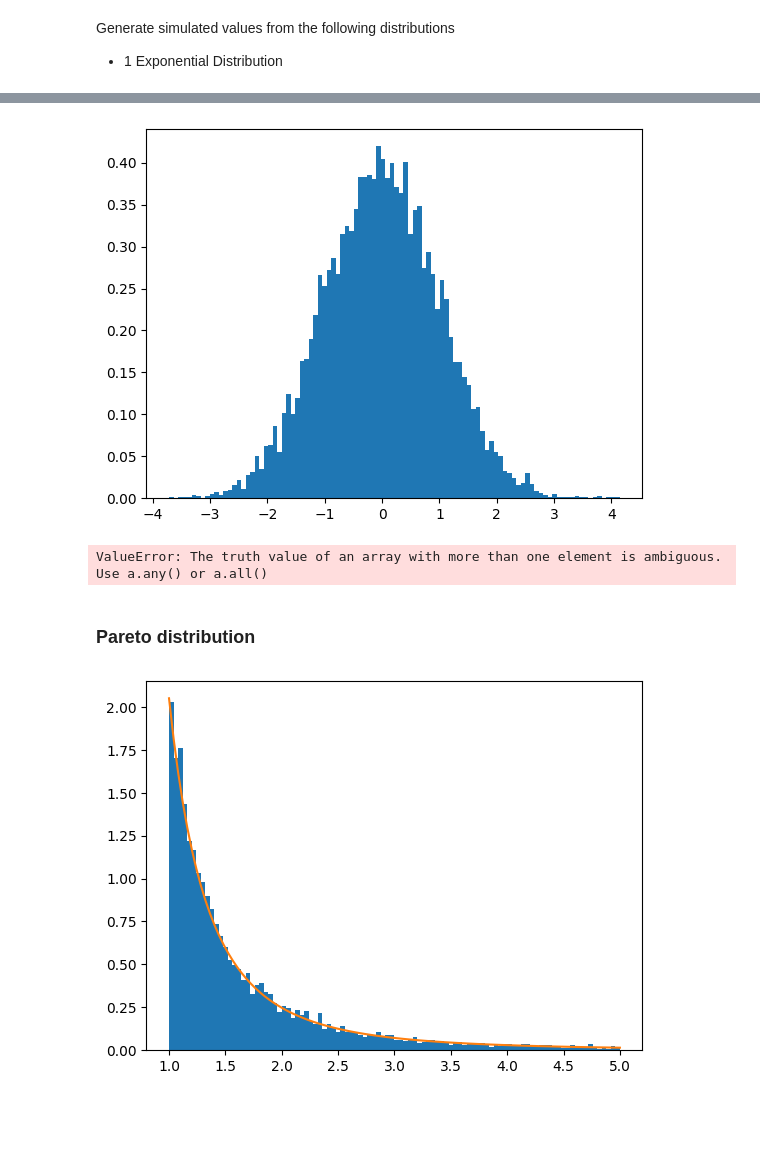
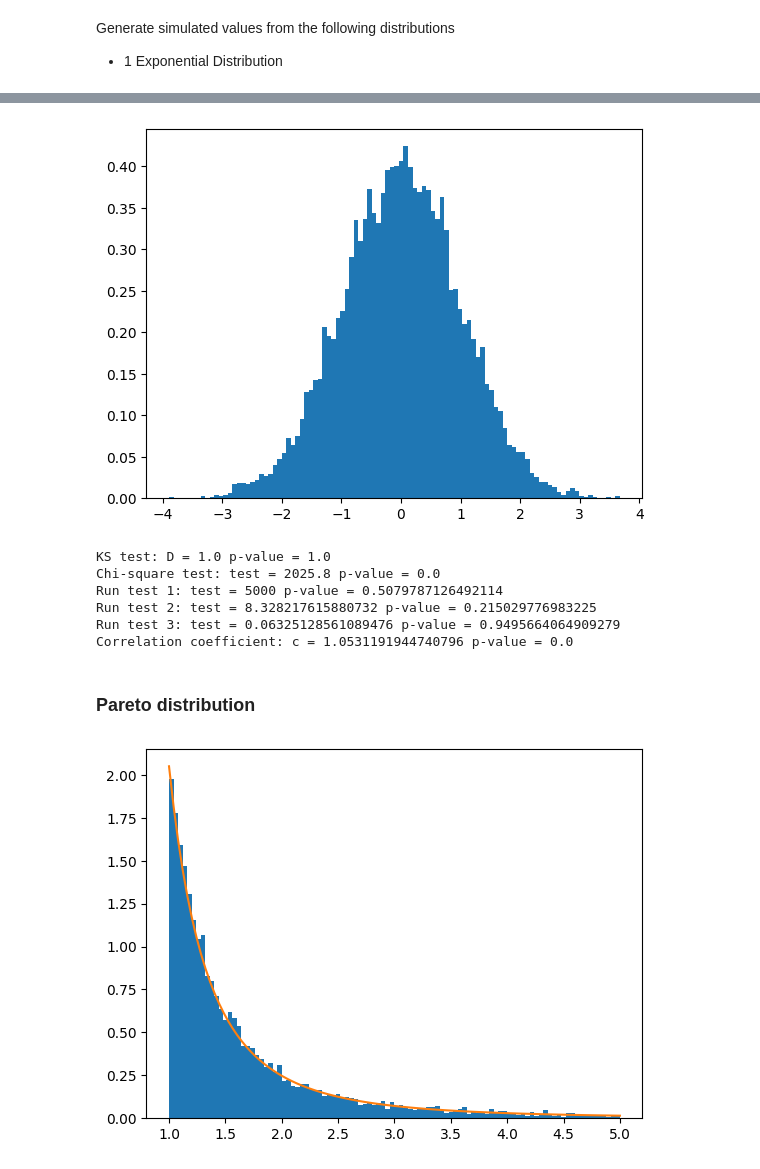
Before and after one commit to MarcusGalea/Stochastic_sim_02443, a Jupyter notebook: day_2_2.ipynb, the cells around one changed output, grey strips where cells are left out. Saved outputs shown, nothing was run; the diff lists cells and outputs as text; code cells hidden in the pictures; blank space fills up the shorter version.

```diff
--- a/day_2_2.ipynb
+++ b/day_2_2.ipynb
@@ -36,18 +36,23 @@ def stand_norm_dist_samp(N):
         i+= 1
     return X
 # %%
-X = stand_norm_dist_samp(N)
+X_normal = stand_norm_dist_samp(N)
 #plot histogram
 import matplotlib.pyplot as plt
-plt.hist(X, bins=100, density=True)
+plt.hist(X_normal, bins=100, density=True)
 plt.show()
 # %% [output]
-[figure, old version]
+[figure, new version]
 # %%
 from tests import do_all_tests
 results = do_all_tests(X)
 # %% [output]
-ValueError: The truth value of an array with more than one element is ambiguous. Use a.any() or a.all()
+KS test: D = 1.0 p-value = 1.0
+Chi-square test: test = 2025.8 p-value = 0.0
+Run test 1: test = 5000 p-value = 0.5079787126492114
+Run test 2: test = 8.328217615880732 p-value = 0.215029776983225
+Run test 3: test = 0.06325128561089476 p-value = 0.9495664064909279
+Correlation coefficient: c = 1.0531191944740796 p-value = 0.0
 # %% [markdown]
 ### Pareto distribution
 # %%
@@ -58,12 +63,12 @@ def pareto_dist_samp(N, beta, k):
 beta = 1
 k = 2.05
 #plot histogram
-X = pareto_dist_samp(N, beta, k)
-_ = plt.hist(X, bins=100, density=True, range=(1,5))
+X_pareto = pareto_dist_samp(N, beta, k)
+_ = plt.hist(X_pareto, bins=100, density=True, range=(1,5))
 #plot the theoretical distribution
 x = np.linspace(1,5,100)
 y = k * beta**k / x**(k+1) #probability density function
 plt.plot(x,y)
 plt.show()
 # %% [output]
-[figure, old version]
+[figure, new version]
```
Also changed, not shown: parts of 8 cells of this notebook, 1 other file.
